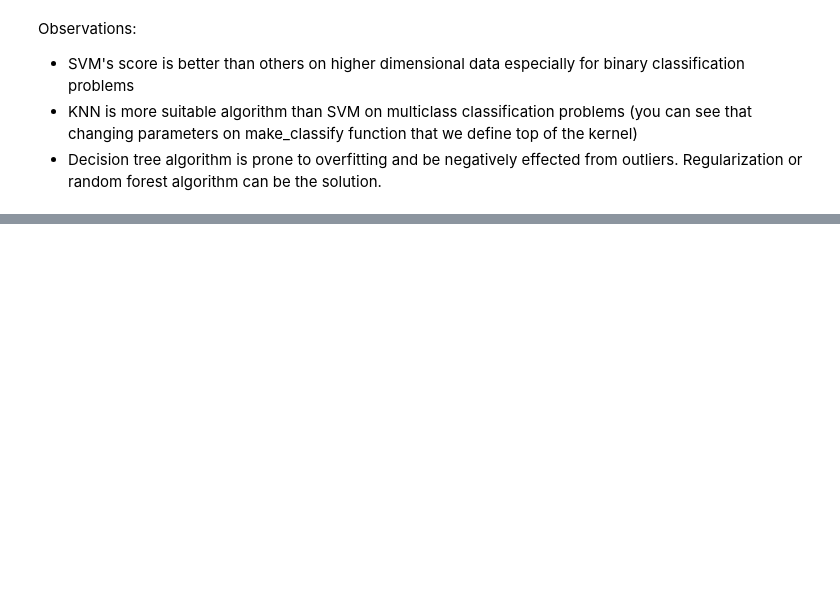
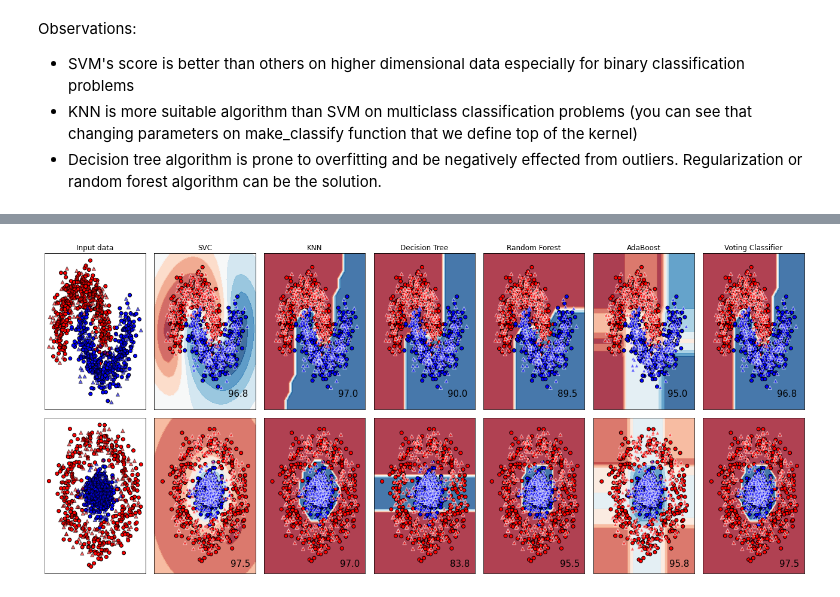
Before and after one commit to emreustundag1618/ensemble_learning_model_comparison, a Jupyter notebook: ensemble-learning-and-model-comparison.ipynb, the cells around one changed output, grey strips where cells are left out. Saved outputs shown, nothing was run; the diff lists cells and outputs as text; code cells hidden in the pictures; blank space fills up the shorter version.

Commit message:
Kaggle Notebook | Ensemble Learning and Model Comparison | Version 2

```diff
--- a/ensemble-learning-and-model-comparison.ipynb
+++ b/ensemble-learning-and-model-comparison.ipynb
@@ -270,0 +326,84 @@ Observations:
+# %%
+svc = SVC()
+knn = KNeighborsClassifier(n_neighbors = 15)
+dt = DecisionTreeClassifier(random_state = 42, max_depth = 2)
+
+# adding ensemble models
+rf = RandomForestClassifier(n_estimators = 10, random_state = 42,  max_depth = 2)
+ada = AdaBoostClassifier(base_estimator = dt, n_estimators = 10, random_state = 42)
+vot = VotingClassifier(estimators = [("svc", svc), ("knn", knn), ("dt", dt), ("rf", rf), ("ada", ada)])
+
+names = ["SVC", "KNN", "Decision Tree", "Random Forest", "AdaBoost", "Voting Classifier"]
+classifiers = [svc, knn, dt, rf, ada, vot]
+
+h = 0.2
+i = 1
+
+plt.figure(figsize = (18, 8))
+
+for ds_cnt, ds in enumerate(datasets):
+    # preprocess dataset, split into training and test part
+    X, y = ds
+    X = RobustScaler().fit_transform(X)
+    X_train, X_test, y_train, y_test = train_test_split(X, y, test_size = .4, random_state = random_state)
+
+    # meshgrid
+    x_min, x_max = X[:, 0].min() - .5, X[:, 0].max() + .5
+    y_min, y_max = X[:, 1].min() - .5, X[:, 1].max() + .5
+    xx, yy = np.meshgrid(np.arange(x_min, x_max, h), np.arange(y_min, y_max, h))
+
+    # color maps
+    cm = plt.cm.RdBu
+    cm_bright = ListedColormap(["#FF0000","#0000FF"])
+
+    # subplots
+    ax = plt.subplot(len(datasets), len(classifiers) + 1, i)
+
+    if ds_cnt == 0:
+        ax.set_title("Input data")
+
+    ax.scatter(X_train[:, 0], X_train[:, 1], c = y_train, cmap = cm_bright, edgecolors = "k")
+    # Plot the testing points
+    ax.scatter(X_test[:, 0], X_test[:, 1], c = y_test, cmap = cm_bright, alpha = 0.6, edgecolors = 'k', marker = "^")
+
+    ax.set_xticks(())
+    ax.set_yticks(())
+    i += 1
+
+    print("Dataset # {}".format(ds_cnt + 1))
+
+    for name, clf in zip(names, classifiers):
+        ax = plt.subplot(len(datasets), len(classifiers) + 1, i)
+        clf.fit(X_train, y_train)
+        score = clf.score(X_test, y_test)
+        print("{}: test set score: {} ".format(name, score))
+        score_train = clf.score(X_train, y_train)
+        print("{}: train set score: {} ".format(name, score_train))
+        print()
+
+        if hasattr(clf, "decision_function"):
+            Z = clf.decision_function(np.c_[xx.ravel(), yy.ravel()])
+        else:
+            Z = clf.predict(np.c_[xx.ravel(), yy.ravel()])
+
+        # Put the result into a color plot
+        Z = Z.reshape(xx.shape)
+        ax.contourf(xx, yy, Z, cmap = cm, alpha = 0.8)
+
+        # plot the training points
+        ax.scatter(X_train[:, 0], X_train[:, 1], c=y_train, cmap = cm_bright, edgecolors = 'k')
+        # plot the testing points
+        ax.scatter(X_test[:, 0], X_test[:, 1], c = y_test, cmap = cm_bright, marker = '^', edgecolors = 'white', alpha = 0.6)
+
+        ax.set_xticks(())
+        ax.set_yticks(())
+        if ds_cnt == 0:
+            ax.set_title(name)
+        score = score*100
+        ax.text(xx.max() - .3, yy.min() + .3, ('%.1f' % score), size = 15, horizontalalignment = 'right')
+        i += 1
+    print("----------------------------------------")
+
+plt.tight_layout()
+plt.show()
+# %% [output]
@@ -270,0 +427 @@ Observations:
+[figure, added]
```
Also changed, not shown: parts of 15 cells of this notebook.
